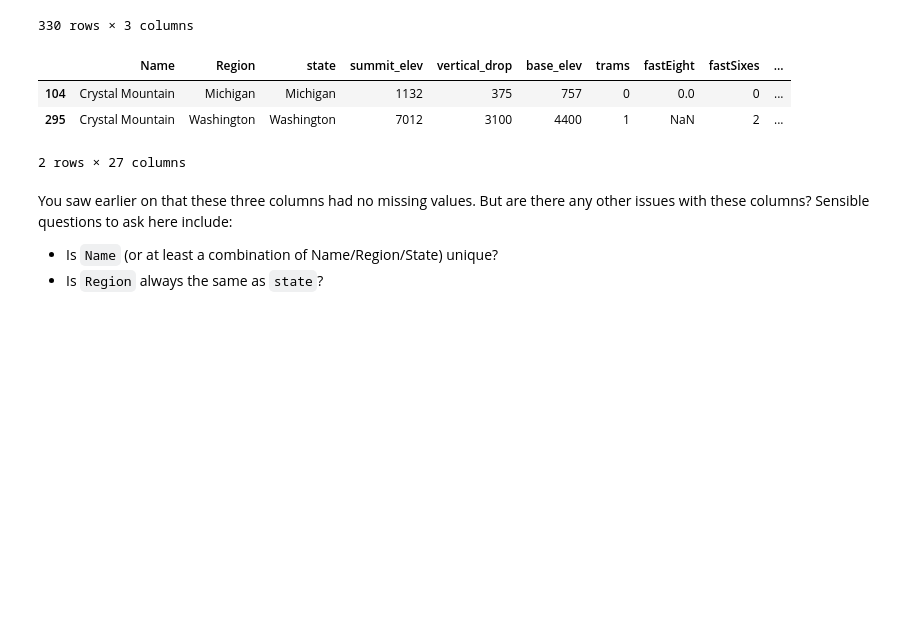
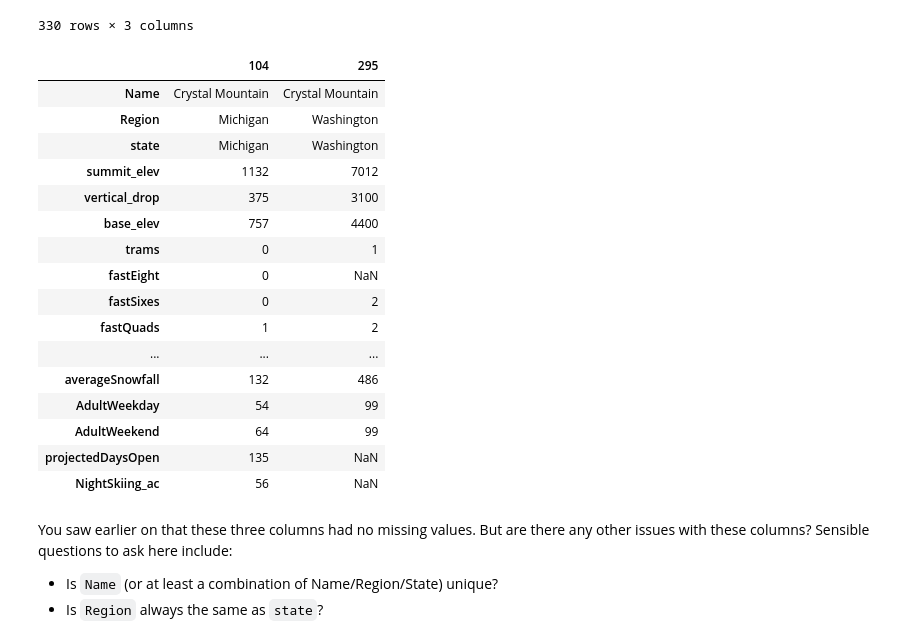
Before and after one commit to ahmedshahjahan/DataScienceGuidedCapstone, a Jupyter notebook: Notebooks/02_data_wrangling.ipynb, the cells around one changed output. Drawn from its saved outputs; the diff is of its cells as text; code cells hidden in the pictures; blank space fills up the shorter version.

```diff
--- a/Notebooks/02_data_wrangling.ipynb
+++ b/Notebooks/02_data_wrangling.ipynb
@@ -224,14 +224,27 @@ ski_data.select_dtypes('object')
 # %%
 #ski_data.shape
 ski_data[ski_data.state != ski_data.Region].count()
 ski_data.Name.nunique()
 ski_data[ski_data.duplicated('Name')]
-ski_data[ski_data.Name=='Crystal Mountain']
+ski_data[ski_data.Name=='Crystal Mountain'].T
 # %% [output]
-|  | Name | Region | state | summit_elev | vertical_drop | base_elev | trams | fastEight | fastSixes | ... |
-| 104 | Crystal Mountain | Michigan | Michigan | 1132 | 375 | 757 | 0 | 0.0 | 0 | ... |
-| 295 | Crystal Mountain | Washington | Washington | 7012 | 3100 | 4400 | 1 | NaN | 2 | ... |
+|  | 104 | 295 |
+| Name | Crystal Mountain | Crystal Mountain |
+| Region | Michigan | Washington |
+| state | Michigan | Washington |
+| summit_elev | 1132 | 7012 |
+| vertical_drop | 375 | 3100 |
+| base_elev | 757 | 4400 |
+| trams | 0 | 1 |
+| fastEight | 0 | NaN |
+| fastSixes | 0 | 2 |
+| fastQuads | 1 | 2 |
+| ... | ... | ... |
+| averageSnowfall | 132 | 486 |
+| AdultWeekday | 54 | 99 |
+| AdultWeekend | 64 | 99 |
+| projectedDaysOpen | 135 | NaN |
+| NightSkiing_ac | 56 | NaN |
-2 rows × 27 columns
 # %% [markdown]
 You saw earlier on that these three columns had no missing values. But are there any other issues with these columns? Sensible questions to ask here include:
 
```
